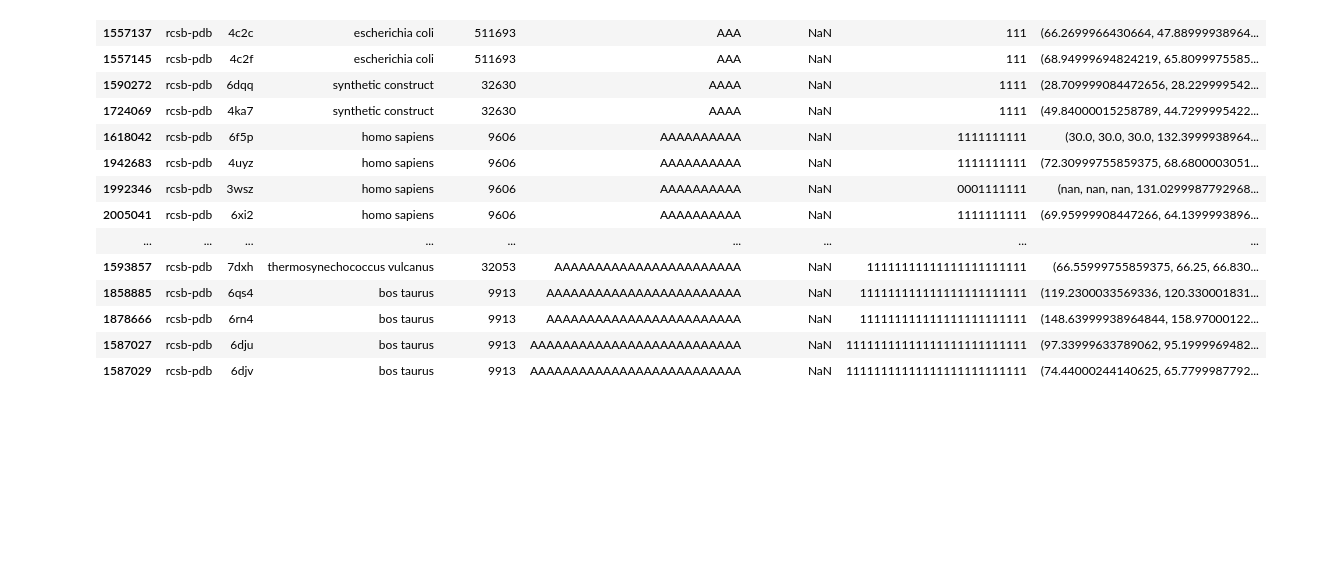
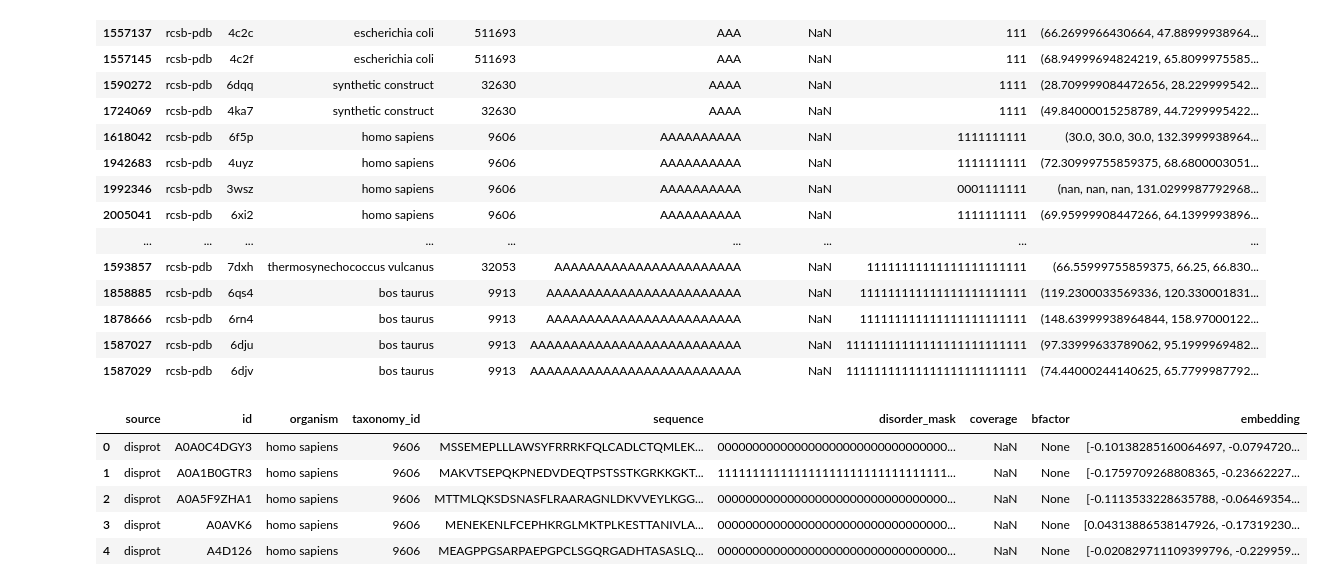
Before and after one commit to gelerum/gen-ai, a Jupyter notebook: notebooks/merged_explore.ipynb, the cells around one changed output. Cells and saved outputs as stored; diff of their text form; code cells hidden in the pictures; blank space fills up the shorter version.

```diff
--- a/notebooks/merged_explore.ipynb
+++ b/notebooks/merged_explore.ipynb
@@ -107,3 +107,14 @@ duplicates.sort_values(by=["sequence", "taxonomy_id"]).head(20)
 | 1878666 | rcsb-pdb | 6rn4 | bos taurus | 9913 | AAAAAAAAAAAAAAAAAAAAAAAA | NaN | 111111111111111111111111 | (148.63999938964844, 158.97000122... |
 | 1587027 | rcsb-pdb | 6dju | bos taurus | 9913 | AAAAAAAAAAAAAAAAAAAAAAAAAA | NaN | 11111111111111111111111111 | (97.33999633789062, 95.1999969482... |
 | 1587029 | rcsb-pdb | 6djv | bos taurus | 9913 | AAAAAAAAAAAAAAAAAAAAAAAAAA | NaN | 11111111111111111111111111 | (74.44000244140625, 65.7799987792... |
+# %%
+df = pd.read_parquet("../data/processed/merged_protein_dataset_human_esm2.parquet")
+# %%
+df.head()
+# %% [output]
+|  | source | id | organism | taxonomy_id | sequence | disorder_mask | coverage | bfactor | embedding |
+| 0 | disprot | A0A0C4DGY3 | homo sapiens | 9606 | MSSEMEPLLLAWSYFRRRKFQLCADLCTQMLEK... | 000000000000000000000000000000000... | NaN | None | [-0.10138285160064697, -0.0794720... |
+| 1 | disprot | A0A1B0GTR3 | homo sapiens | 9606 | MAKVTSEPQKPNEDVDEQTPSTSSTKGRKKGKT... | 111111111111111111111111111111111... | NaN | None | [-0.1759709268808365, -0.23662227... |
+| 2 | disprot | A0A5F9ZHA1 | homo sapiens | 9606 | MTTMLQKSDSNASFLRAARAGNLDKVVEYLKGG... | 000000000000000000000000000000000... | NaN | None | [-0.1113533228635788, -0.06469354... |
+| 3 | disprot | A0AVK6 | homo sapiens | 9606 | MENEKENLFCEPHKRGLMKTPLKESTTANIVLA... | 000000000000000000000000000000000... | NaN | None | [0.04313886538147926, -0.17319230... |
+| 4 | disprot | A4D126 | homo sapiens | 9606 | MEAGPPGSARPAEPGPCLSGQRGADHTASASLQ... | 000000000000000000000000000000000... | NaN | None | [-0.020829711109399796, -0.229959... |
```
Also changed, not shown: 2 other files.
